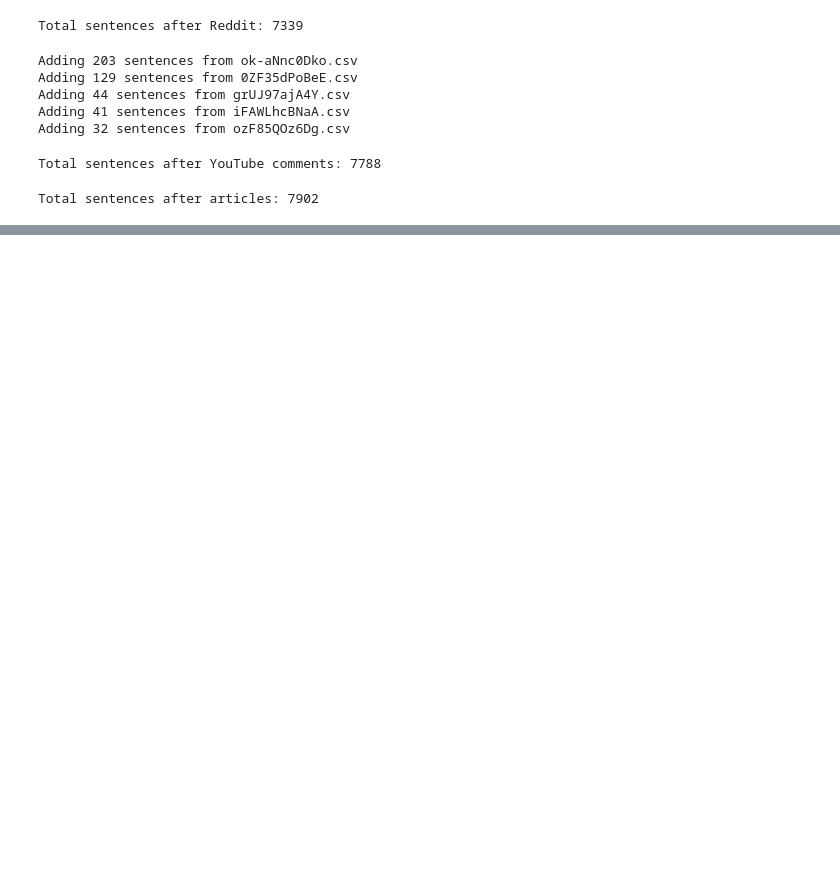
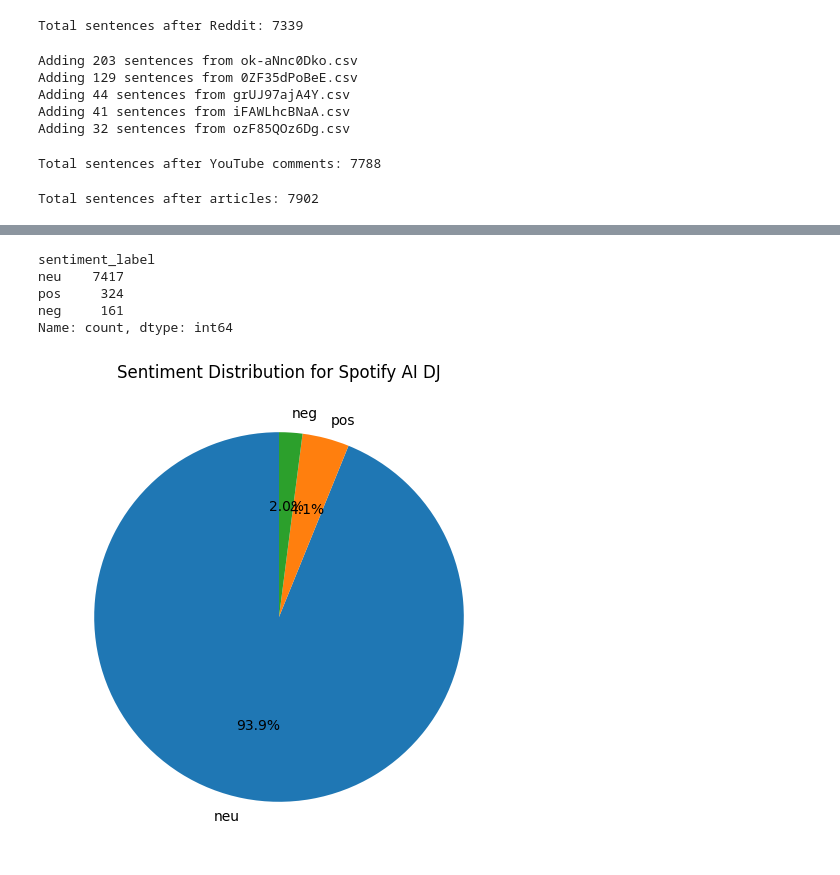
Before and after one commit to Prakhar896/SMAA2, a Jupyter notebook: analysis.ipynb, the cells around one changed output, grey strips where cells are left out. Cells and saved outputs as stored; diff of their text form; code cells hidden in the pictures; blank space fills up the shorter version.

Commit message:
completed sentiment analysis with vader, pie chart and word cloud visualisations

```diff
--- a/analysis.ipynb
+++ b/analysis.ipynb
@@ -371,0 +376,10 @@ Total sentences after articles: 7902
+# %%
+from nltk.sentiment import SentimentIntensityAnalyzer
+
+analyser = SentimentIntensityAnalyzer()
+analyser.lexicon.update({"😂": 4, "af": 2})  # Adjust weights as needed
+
+scores = []
+for text in texts:
+    scores.append(analyser.polarity_scores(text))
+scores
@@ -371,0 +404,15 @@ Total sentences after articles: 7902
+# %%
+df = pd.DataFrame(columns=['text', 'pos', 'neu', 'neg', 'compound', 'sentiment_label'])
+for i, score in enumerate(scores):
+    sentimentLabel = None
+    highestScoreIndex = np.argmax([score['pos'], score['neu'], score['neg']])
+    if highestScoreIndex == 0:
+        sentimentLabel = 'pos'
+    elif highestScoreIndex == 1:
+        sentimentLabel = 'neu'
+    elif highestScoreIndex == 2:
+        sentimentLabel = 'neg'
+    else:
+        sentimentLabel = 'unknown'
+
+    df.loc[i] = [texts[i], score['pos'], score['neu'], score['neg'], score['compound'], sentimentLabel]  # Adding a row
@@ -371,0 +428,18 @@ Total sentences after articles: 7902
+# %%
+df.sentiment_label.value_counts()
+# %% [output]
+sentiment_label
+neu    7417
+pos     324
+neg     161
+Name: count, dtype: int64
+# %%
+# Visualise the sentiment scores as pie chart
+sentiment_counts = df.sentiment_label.value_counts()
+
+plt.figure(figsize=(10, 6))
+plt.pie(sentiment_counts, labels=sentiment_counts.index, autopct='%1.1f%%', startangle=90)
+plt.title('Sentiment Distribution for Spotify AI DJ')
+plt.show()
+# %% [output]
+[figure, added]
```
Also changed, not shown: parts of 7 cells of this notebook.
